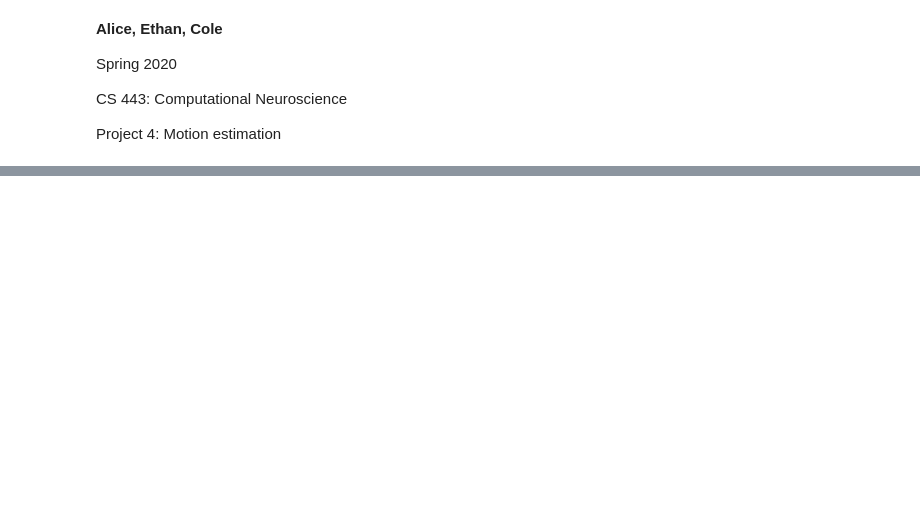
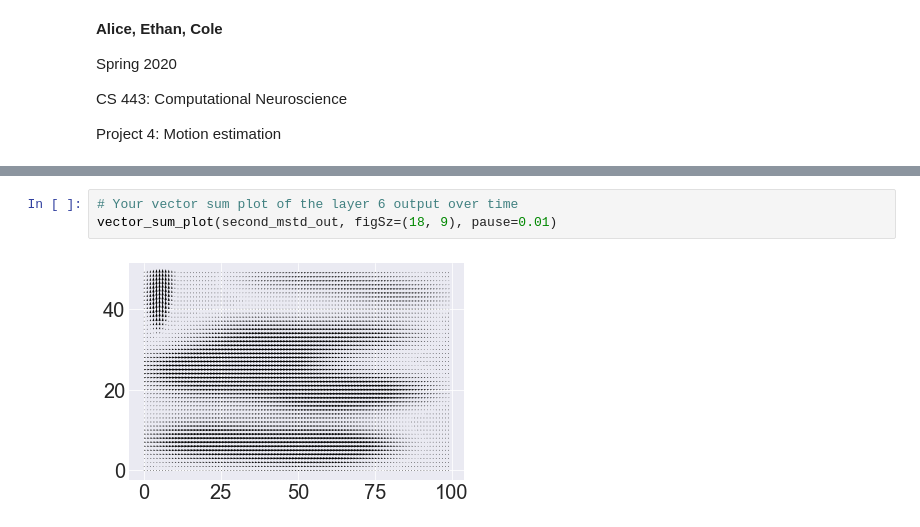
Before and after one commit to ejseal21/Computational-Neuroscience, a Jupyter notebook: Project4/extension1.ipynb, the cells around one changed output, grey strips where cells are left out. Drawn from its saved outputs; the diff is of its cells as text; blank space fills up the shorter version.

```diff
--- a/Project4/extension1.ipynb
+++ b/Project4/extension1.ipynb
@@ -91,0 +177,5 @@ vector_sum_plot(mstd_out, figSz=(18, 9), pause=0.01)
+# %%
+# Your vector sum plot of the layer 6 output over time
+vector_sum_plot(second_mstd_out, figSz=(18, 9), pause=0.01)
+# %% [output]
+[figure, added]
```
Also changed, not shown: parts of 12 cells of this notebook, 2 other files.
